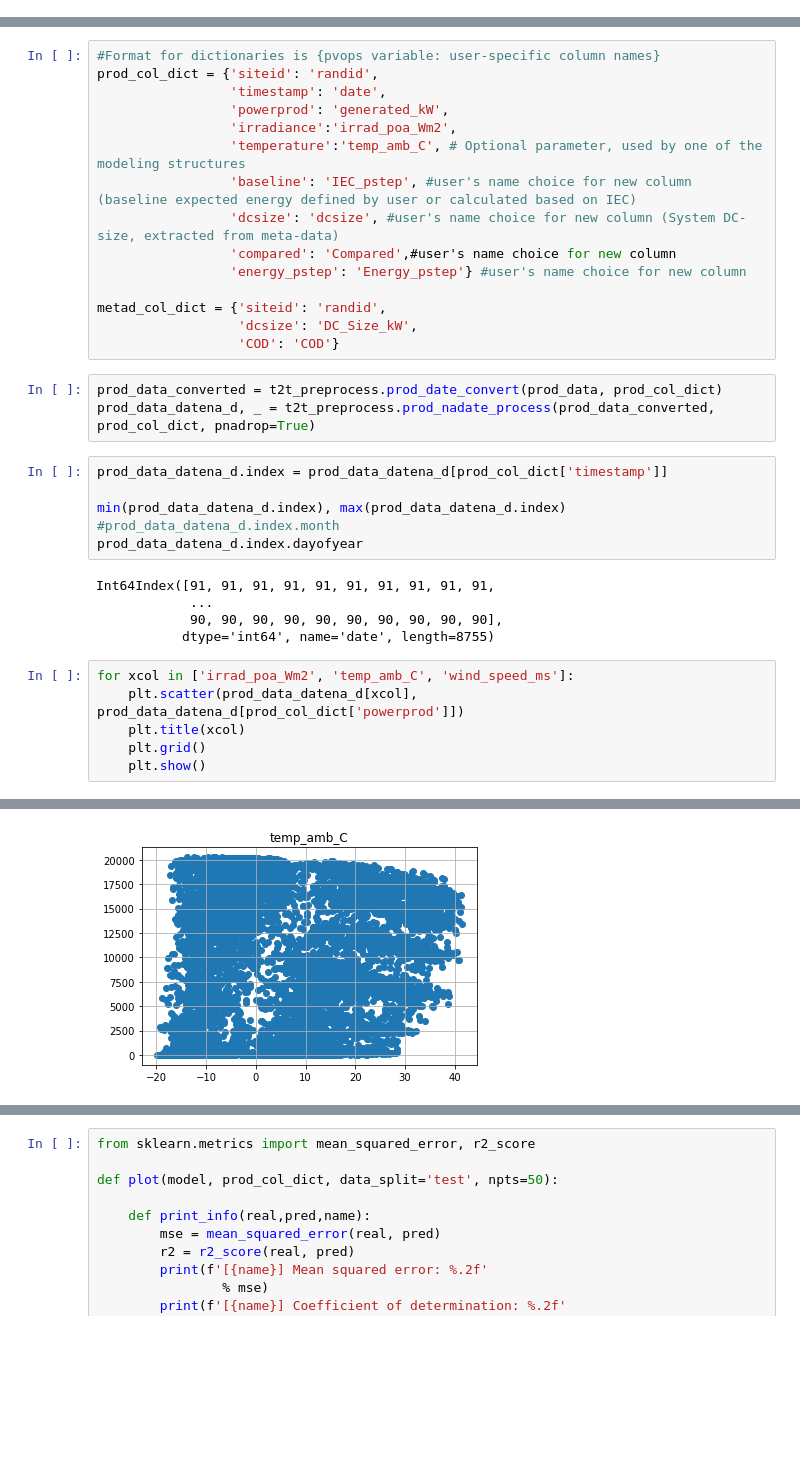
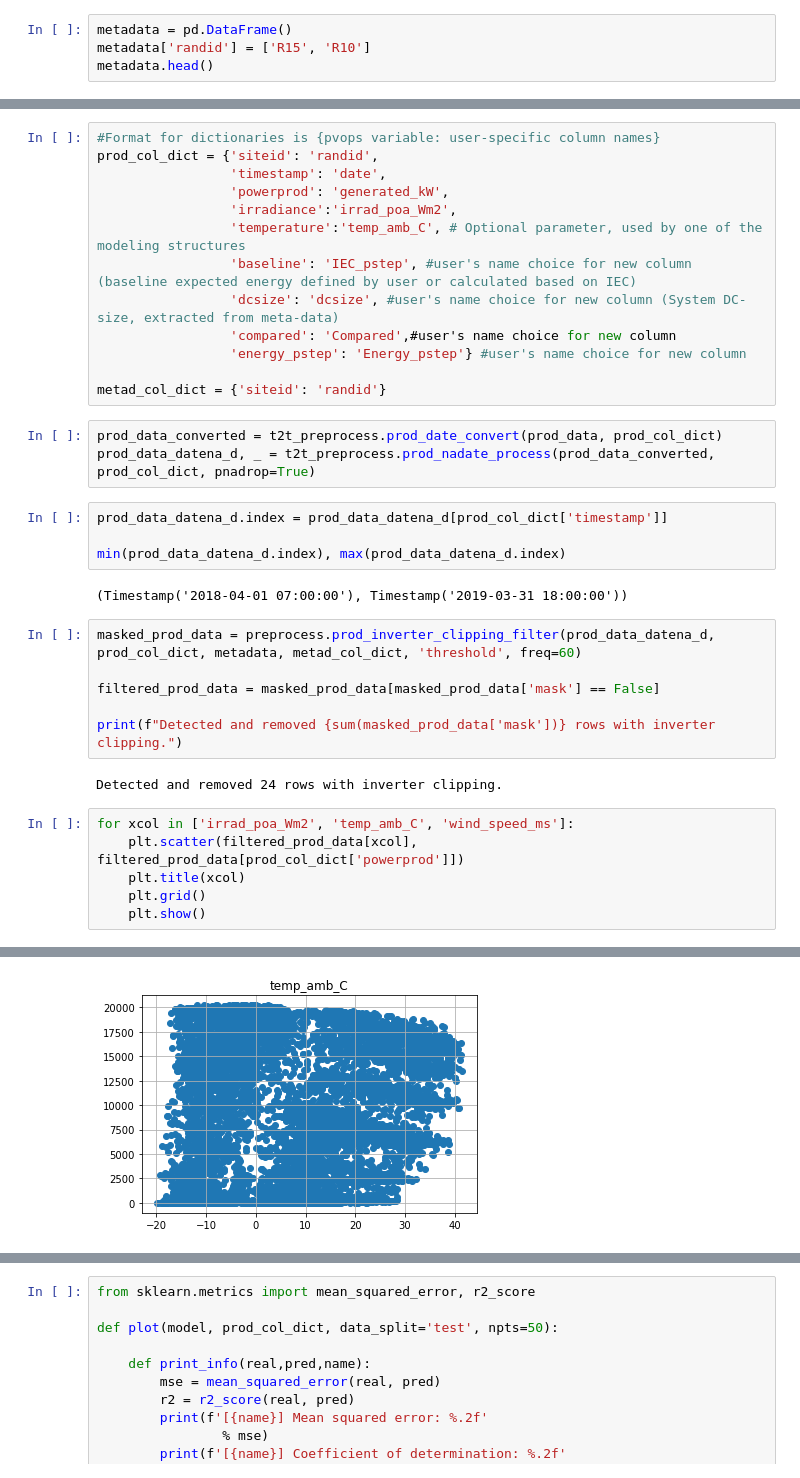
Before and after one commit to sandialabs/pvOps, a Jupyter notebook: examples/tutorial_timeseries.ipynb, the cells around one changed output, grey strips where cells are left out. Drawn from its saved outputs; the diff is of its cells as text; blank space fills up the shorter version.

Commit message:
update example to use preprocessing and update docs

```diff
--- a/examples/tutorial_timeseries.ipynb
+++ b/examples/tutorial_timeseries.ipynb
@@ -29,3 +27,7 @@ prod_data.head()
 | 2 | 2018-04-01 09:00:00 | R15 | 6616.573 | 7343.981135 | 367.90350 | 20.168 | 4.5095 | 24.5745 |
 | 3 | 2018-04-01 10:00:00 | R15 | 8847.800 | 10429.876422 | 508.28700 | 21.987 | 4.9785 | 30.7740 |
 | 4 | 2018-04-01 11:00:00 | R15 | 11607.389 | 12981.228814 | 618.79450 | 23.417 | 4.6410 | 35.8695 |
+# %%
+metadata = pd.DataFrame()
+metadata['randid'] = ['R15', 'R10']
+metadata.head()
@@ -41,9 +47,7 @@ prod_col_dict = {'siteid': 'randid',
                  'compared': 'Compared',#user's name choice for new column
                  'energy_pstep': 'Energy_pstep'} #user's name choice for new column
 
-metad_col_dict = {'siteid': 'randid',
-                  'dcsize': 'DC_Size_kW',
-                  'COD': 'COD'}
+metad_col_dict = {'siteid': 'randid'}
 # %%
 prod_data_converted = t2t_preprocess.prod_date_convert(prod_data, prod_col_dict)
 prod_data_datena_d, _ = t2t_preprocess.prod_nadate_process(prod_data_converted, prod_col_dict, pnadrop=True)
@@ -51,19 +55,22 @@ prod_data_datena_d, _ = t2t_preprocess.prod_nadate_process(prod_data_converted,
 prod_data_datena_d.index = prod_data_datena_d[prod_col_dict['timestamp']]
 
 min(prod_data_datena_d.index), max(prod_data_datena_d.index)
-#prod_data_datena_d.index.month
-prod_data_datena_d.index.dayofyear
 # %% [output]
-Int64Index([91, 91, 91, 91, 91, 91, 91, 91, 91, 91,
-            ...
-            90, 90, 90, 90, 90, 90, 90, 90, 90, 90],
-           dtype='int64', name='date', length=8755)
+(Timestamp('2018-04-01 07:00:00'), Timestamp('2019-03-31 18:00:00'))
+# %%
+masked_prod_data = preprocess.prod_inverter_clipping_filter(prod_data_datena_d, prod_col_dict, metadata, metad_col_dict, 'threshold', freq=60)
+
+filtered_prod_data = masked_prod_data[masked_prod_data['mask'] == False]
+
+print(f"Detected and removed {sum(masked_prod_data['mask'])} rows with inverter clipping.")
+# %% [output]
+Detected and removed 24 rows with inverter clipping.
 # %%
 for xcol in ['irrad_poa_Wm2', 'temp_amb_C', 'wind_speed_ms']:
-    plt.scatter(prod_data_datena_d[xcol], prod_data_datena_d[prod_col_dict['powerprod']])
+    plt.scatter(filtered_prod_data[xcol], filtered_prod_data[prod_col_dict['powerprod']])
     plt.title(xcol)
     plt.grid()
     plt.show()
 # %% [output]
 [figure]
-[figure, old version]
+[figure, new version]
```
Also changed, not shown: parts of 7 cells of this notebook, 1 other file.
